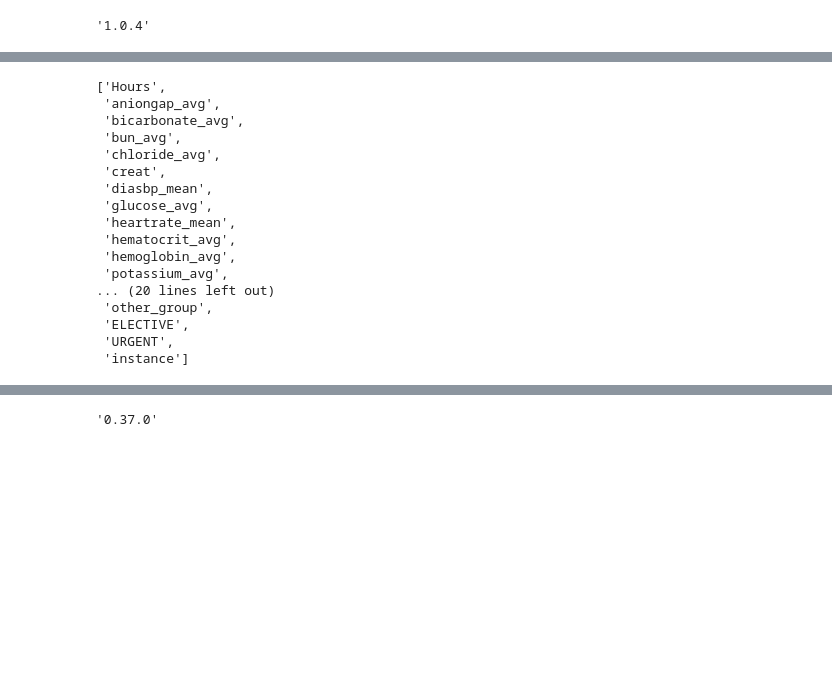
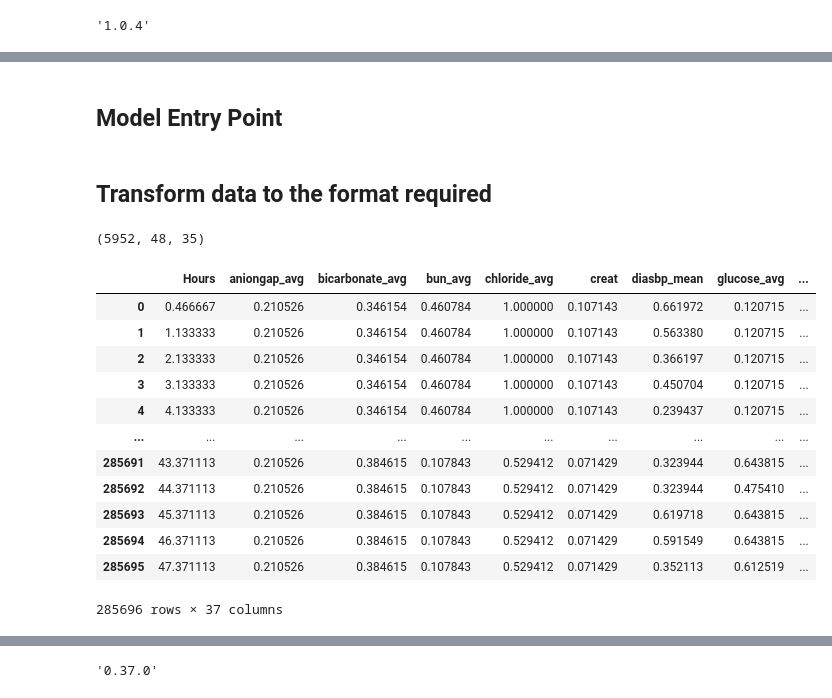
Before and after one commit to charicf/DoctorDisease2.0_AKI, a Jupyter notebook: ml_model/Explainability.ipynb, the cells around one changed output, grey strips where cells are left out. Cells and saved outputs as stored; diff of their text form; code cells hidden in the pictures; blank space fills up the shorter version.

```diff
--- a/ml_model/Explainability.ipynb
+++ b/ml_model/Explainability.ipynb
@@ -64,6 +63,12 @@ class MIMICDataset(Dataset):
 
         # print(data)
 
+        #Filtering data
+        data, labels = zip(*[(d, l) for d, l in zip(data, labels) if len(d) == 48])
+        data, labels = list(data), list(labels)  # Convertir de nuevo a listas
+
+
+
         # pad missing values in the list of arrays with 0s
         data = pad_missing_value_with_zero(data)
 
@@ -300,24 +290,31 @@ df_testdata
+# %% [markdown]
+## Model Entry Point
 # %%
 from timeshap.wrappers import TorchModelWrapper
 model_wrapped = TorchModelWrapper(model)
 f_hs = lambda x, y=None: model_wrapped.predict_last_hs(x, y)
-# %%
-df_testdata.columns.to_list()
-# %% [output]
-['Hours',
- 'aniongap_avg',
- 'bicarbonate_avg',
- 'bun_avg',
- 'chloride_avg',
- 'creat',
- 'diasbp_mean',
- 'glucose_avg',
- 'heartrate_mean',
- 'hematocrit_avg',
- 'hemoglobin_avg',
- 'potassium_avg',
-... (20 lines left out)
- 'other_group',
- 'ELECTIVE',
- 'URGENT',
- 'instance']
+# %% [markdown]
+## Transform data to the format required
+# %%
+test_dataset.data.shape
+# %% [output]
+(5952, 48, 35)
+# %%
+df_testdata = pd.DataFrame(test_dataset.data.reshape(-1, test_dataset.data.shape[-1]), columns=test_dataset.features)
+df_testdata['instance'] = np.repeat(np.arange(len(test_dataset)), test_dataset.data.shape[1])
+df_testdata['label'] = np.repeat(test_dataset.y, test_dataset.data.shape[1])
+df_testdata
+# %% [output]
+|  | Hours | aniongap_avg | bicarbonate_avg | bun_avg | chloride_avg | creat | diasbp_mean | glucose_avg | ... |
+| 0 | 0.466667 | 0.210526 | 0.346154 | 0.460784 | 1.000000 | 0.107143 | 0.661972 | 0.120715 | ... |
+| 1 | 1.133333 | 0.210526 | 0.346154 | 0.460784 | 1.000000 | 0.107143 | 0.563380 | 0.120715 | ... |
+| 2 | 2.133333 | 0.210526 | 0.346154 | 0.460784 | 1.000000 | 0.107143 | 0.366197 | 0.120715 | ... |
+| 3 | 3.133333 | 0.210526 | 0.346154 | 0.460784 | 1.000000 | 0.107143 | 0.450704 | 0.120715 | ... |
+| 4 | 4.133333 | 0.210526 | 0.346154 | 0.460784 | 1.000000 | 0.107143 | 0.239437 | 0.120715 | ... |
+| ... | ... | ... | ... | ... | ... | ... | ... | ... | ... |
+| 285691 | 43.371113 | 0.210526 | 0.384615 | 0.107843 | 0.529412 | 0.071429 | 0.323944 | 0.643815 | ... |
+| 285692 | 44.371113 | 0.210526 | 0.384615 | 0.107843 | 0.529412 | 0.071429 | 0.323944 | 0.475410 | ... |
+| 285693 | 45.371113 | 0.210526 | 0.384615 | 0.107843 | 0.529412 | 0.071429 | 0.619718 | 0.643815 | ... |
+| 285694 | 46.371113 | 0.210526 | 0.384615 | 0.107843 | 0.529412 | 0.071429 | 0.591549 | 0.643815 | ... |
+| 285695 | 47.371113 | 0.210526 | 0.384615 | 0.107843 | 0.529412 | 0.071429 | 0.352113 | 0.612519 | ... |
+285696 rows × 37 columns
```
Also changed, not shown: parts of 37 cells of this notebook.
